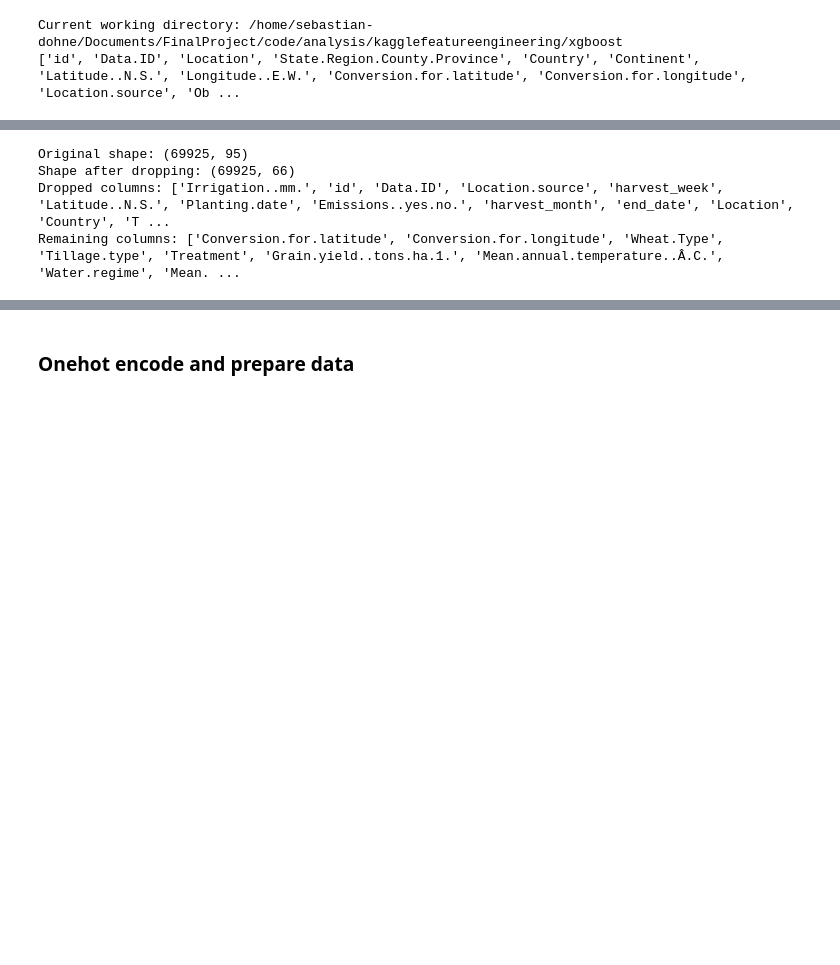
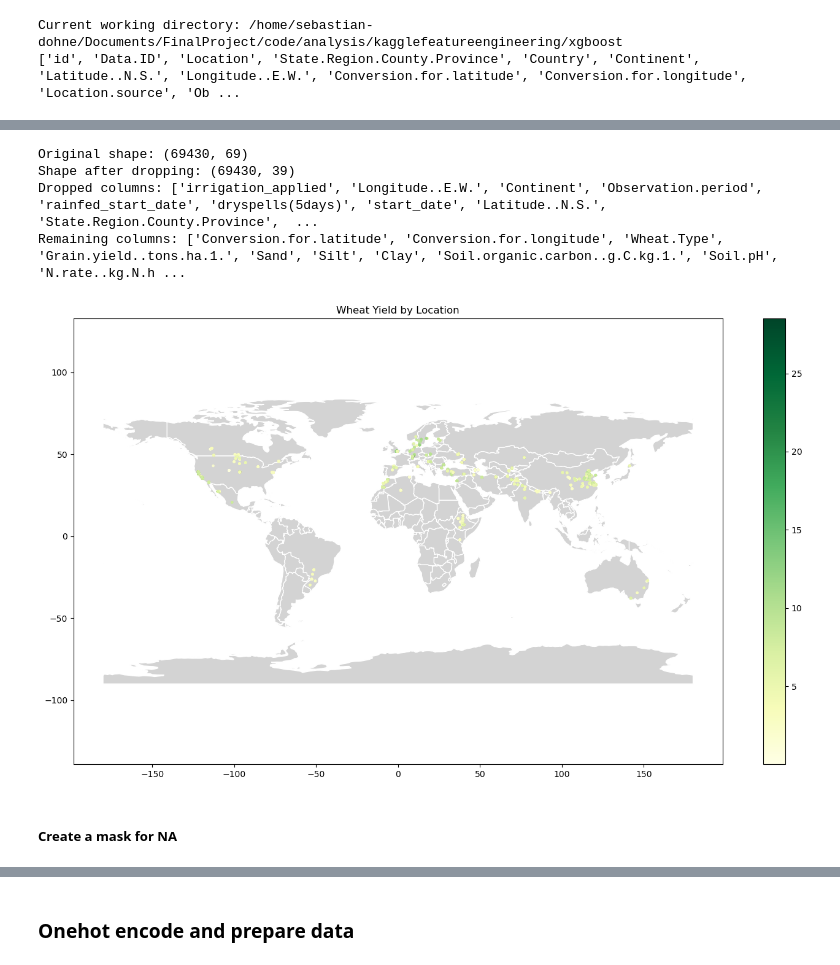
Before and after one commit to airbreather2/FinalProject, a Jupyter notebook: code/analysis/kagglefeatureengineering/xgboost/featurenegineeringXGBOOST.ipynb, the cells around one changed output, grey strips where cells are left out. Drawn from its saved outputs; the diff is of its cells as text; code cells hidden in the pictures; blank space fills up the shorter version.

```diff
--- a/code/analysis/kagglefeatureengineering/xgboost/featurenegineeringXGBOOST.ipynb
+++ b/code/analysis/kagglefeatureengineering/xgboost/featurenegineeringXGBOOST.ipynb
@@ -106,7 +92,7 @@ print(tabulate(
 LOCATION_COLS = [
     "id", "Data.ID", "Location", "State.Region.County.Province", "Country", "Continent",
     "Latitude..N.S.", "Longitude..E.W.",
-    "Location.source", "Observation.period", "X", "Y", "unit_code"
+    "Location.source", "Observation.period", "X", "Y", "unit_code", "Year_x"
 ]
 
 # "Conversion.for.latitude", "Conversion.for.longitude"
@@ -124,7 +110,14 @@ COLLINEAR_COLS = [
 ]
 
 # These columns are used for testing purposes
-TESTCOLUMNS = ["Crop.variety", "N.type"]
+TESTCOLUMNS = [
+    "Crop.variety", "N.type", "gdp", "hdi", "P.rate..kg.P.ha.1.",
+    "dryspells(5days)", "drydays(annualsum)", "irr_start_date", "rainfed_start_date",
+    "Mean.annual.precipitation..mm.", "irrigation_applied", "Pest.prescence....64",
+    "Irrigation.mm_clean", "Soil.type", "harvest_dayofyear", "Treatment_Category",
+    "Tillage.type", "Treatment", "Mean.annual.temperature..Â.C.", "start_date"
+]
+
 
 # Combine all columns to drop into a single set (to avoid duplicates)
 COLUMNS_TO_DROP = set(LOCATION_COLS + HIGH_CARDINALITY_COLS + COLLINEAR_COLS + TESTCOLUMNS)
@@ -145,7 +138,35 @@ df_cleaned = df_cleaned.loc[:, df_cleaned.count() / len(df_cleaned) >= 0.2]
 df_cleaned = df_cleaned.loc[:, ~df_cleaned.columns.str.contains('^Unnamed')]
 df_cleaned = df_cleaned.dropna(subset=["Grain.yield..tons.ha.1."])
 # %% [output]
-Original shape: (69925, 95)
-Shape after dropping: (69925, 66)
-Dropped columns: ['Irrigation..mm.', 'id', 'Data.ID', 'Location.source', 'harvest_week', 'Latitude..N.S.', 'Planting.date', 'Emissions..yes.no.', 'harvest_month', 'end_date', 'Location', 'Country', 'T ...
-Remaining columns: ['Conversion.for.latitude', 'Conversion.for.longitude', 'Wheat.Type', 'Tillage.type', 'Treatment', 'Grain.yield..tons.ha.1.', 'Mean.annual.temperature..Â.C.', 'Water.regime', 'Mean. ...
+Original shape: (69430, 69)
+Shape after dropping: (69430, 39)
+Dropped columns: ['irrigation_applied', 'Longitude..E.W.', 'Continent', 'Observation.period', 'rainfed_start_date', 'dryspells(5days)', 'start_date', 'Latitude..N.S.', 'State.Region.County.Province',  ...
+Remaining columns: ['Conversion.for.latitude', 'Conversion.for.longitude', 'Wheat.Type', 'Grain.yield..tons.ha.1.', 'Sand', 'Silt', 'Clay', 'Soil.organic.carbon..g.C.kg.1.', 'Soil.pH', 'N.rate..kg.N.h ...
+# %%
+# Step 1: Create GeoDataFrame from your data
+gdf = gpd.GeoDataFrame(
+    df_cleaned.dropna(subset=['Conversion.for.latitude', 'Conversion.for.longitude', 'Grain.yield..tons.ha.1.']),  # drop rows missing coords or yield
+    geometry=gpd.points_from_xy(
+        df_cleaned['Conversion.for.longitude'],
+        df_cleaned['Conversion.for.latitude']
+    ),
+    crs="EPSG:4326"
+)
+
+# Step 2: Load world basemap from Natural Earth (high-res via GitHub)
+world = gpd.read_file(
+    "https://raw.githubusercontent.com/nvkelso/natural-earth-vector/master/geojson/ne_110m_admin_0_countries.geojson"
+)
+
+# Step 3: Plot yield values on map
+ax = world.plot(figsize=(14, 8), color='lightgray', edgecolor='white')
+gdf.plot(ax=ax, column='Grain.yield..tons.ha.1.', cmap='YlGn', markersize=5, legend=True, alpha=0.6)
+
+plt.title("Wheat Yield by Location")
+plt.axis('equal')
+plt.tight_layout()
+plt.show()
+# %% [output]
+[figure, added]
+# %% [markdown]
+##### Create a mask for NA
```
Also changed, not shown: parts of 16 cells of this notebook, 20 other files.
